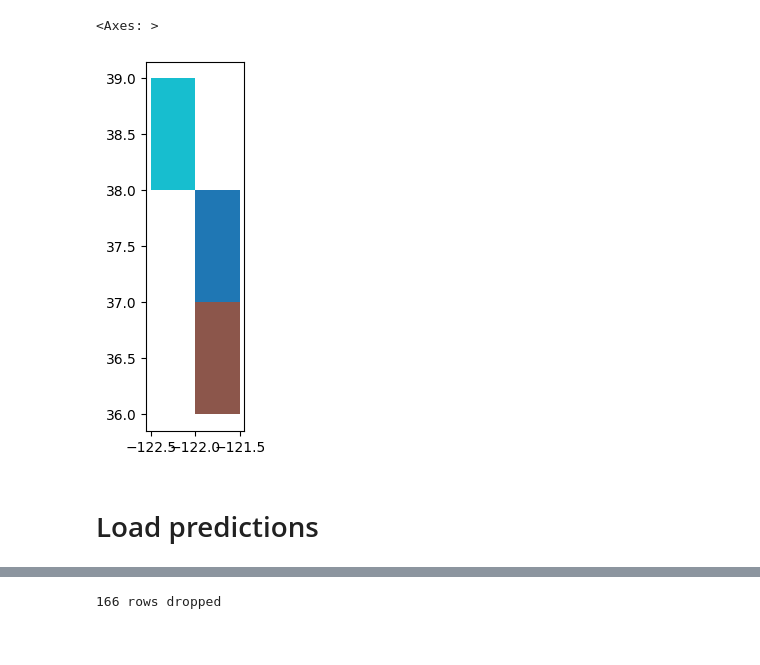
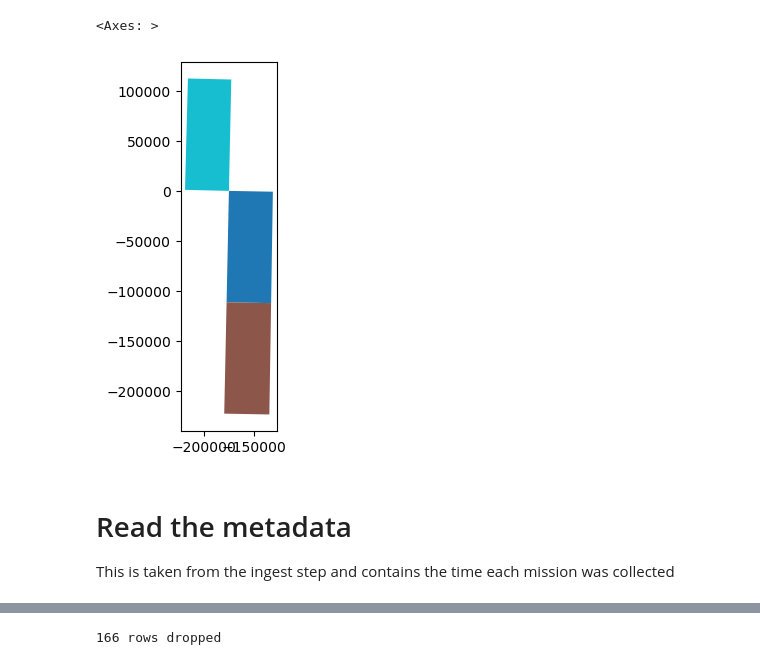
Before and after one commit to focal-lab/ucnrs-experiments, a Jupyter notebook: code/analysis/cover_change.ipynb, the cells around one changed output, grey strips where cells are left out. Saved outputs shown, nothing was run; the diff lists cells and outputs as text; code cells hidden in the pictures.

```diff
--- a/code/analysis/cover_change.ipynb
+++ b/code/analysis/cover_change.ipynb
@@ -25,5 +17,5 @@ import typing
 # %%
-METADATA_FILE = Path("/ofo-share/drone-imagery-organization/3c_metadata-extracted/all-mission-polygons-w-metadata.gpkg")
+METADATA_FILE = Path("/ofo-share/drone-imagery-organization/ARCHIVE_3c_metadata-extracted/all-mission-polygons-w-metadata.gpkg")
 PREDS_FOLDER = Path("/ofo-share/repos-david/UCNRS-experiments/data/final/post_processed_shifted_predictions_high_conf")
 
 ENSURE_NONOVERLAPPING = True
@@ -37,23 +29,25 @@ CLASS_NAMES = ["Bare Earth", "Herbaceous Live", "Man Made", "Shrub Dead", "Shrub
 LEAF_ON_START_DATE = 415
 LEAF_ON_END_DATE = 1100
 
-logging.basicConfig(level=logging.INFO)
+logging.basicConfig(level=logging.WARNING)
 LAT_LON_CRS = pyproj.CRS.from_epsg(4326)
+WORKING_CRS = pyproj.CRS.from_epsg(3310)
 # %%
 # The generous bounds of the reserves
-reserve_bounds = gpd.GeoDataFrame(
+RESERVE_BOUNDS = gpd.GeoDataFrame(
     {
         "geometry":
             [
                 box(xmin=-122.5, ymin=38, xmax=-122, ymax=39),
                 box(xmin=-122, ymin=37, xmax=-121.5, ymax=38),
                 box(xmin=-122, ymin=36, xmax=-121.5, ymax=37)
             ],
         "reserve": ["Quail", "BORR", "Hastings"]
     },
     crs=4326
 )
-reserve_bounds.plot("reserve")
+RESERVE_BOUNDS.to_crs(WORKING_CRS, inplace=True)
+RESERVE_BOUNDS.plot("reserve")
 # %% [output]
 <Axes: >
-[figure, old version]
+[figure, new version]
@@ -255,5 +168,8 @@ def compute_transition_matrix(first_class_df, second_class_df, reserve, first_ye
         )
     )
     plt.show()
+# %% [markdown]
+# Read the metadata
+This is taken from the ingest step and contains the time each mission was collected
 # %%
 metadata = gpd.read_file(METADATA_FILE)
@@ -263,2 +177,0 @@ pred_files = sorted(PREDS_FOLDER.glob("*"))
-# %% [markdown]
-# Load predictions
```
Also changed, not shown: parts of 23 cells of this notebook.
